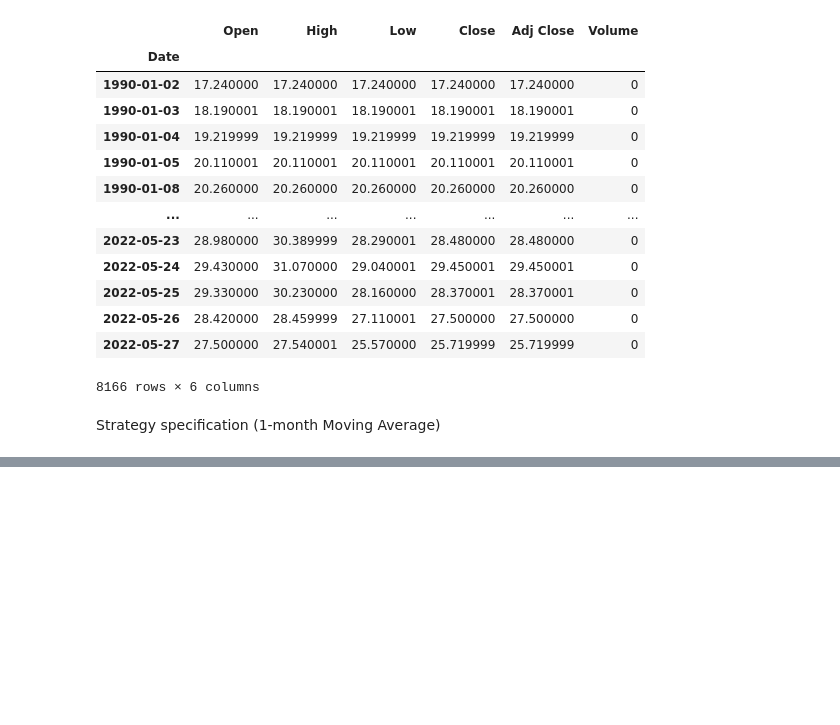
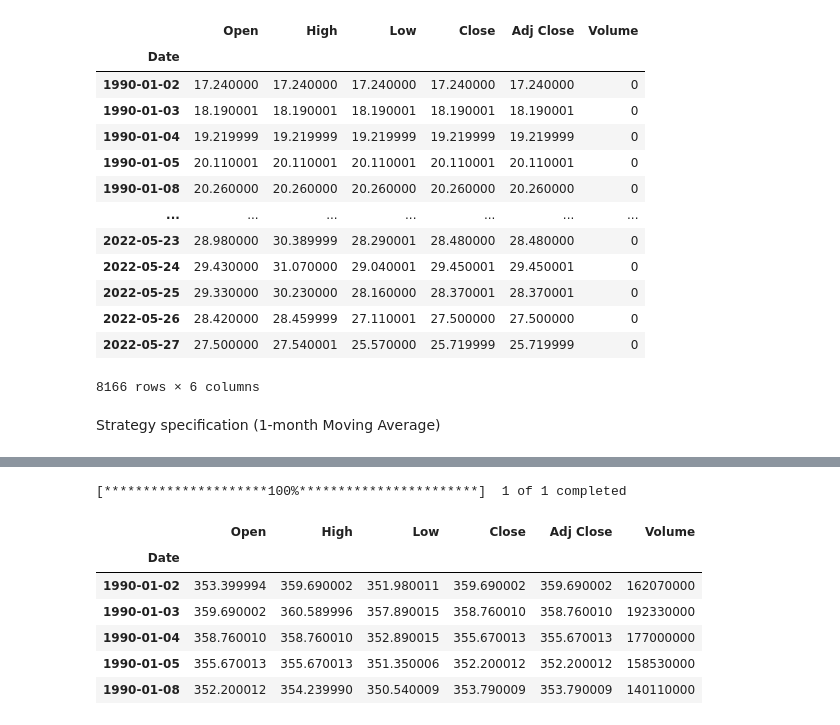
Before and after one commit to atkrish0/quantfin, a Jupyter notebook: JPM 'Surefire' Strat/JPM_Surefire.ipynb, the cells around one changed output, grey strips where cells are left out. Drawn from its saved outputs; the diff is of its cells as text; code cells hidden in the pictures; blank space fills up the shorter version.

```diff
--- a/JPM 'Surefire' Strat/JPM_Surefire.ipynb
+++ b/JPM 'Surefire' Strat/JPM_Surefire.ipynb
@@ -35,0 +193,12 @@ Strategy specification (1-month Moving Average)
+# %%
+sp500_df = yf.download('^GSPC', start = '1990-01-01')
+sp500_df.head()
+# %% [output]
+[*********************100%***********************]  1 of 1 completed
+|  | Open | High | Low | Close | Adj Close | Volume |
+| Date |  |  |  |  |  |  |
+| 1990-01-02 | 353.399994 | 359.690002 | 351.980011 | 359.690002 | 359.690002 | 162070000 |
+| 1990-01-03 | 359.690002 | 360.589996 | 357.890015 | 358.760010 | 358.760010 | 192330000 |
+| 1990-01-04 | 358.760010 | 358.760010 | 352.890015 | 355.670013 | 355.670013 | 177000000 |
+| 1990-01-05 | 355.670013 | 355.670013 | 351.350006 | 352.200012 | 352.200012 | 158530000 |
+| 1990-01-08 | 352.200012 | 354.239990 | 350.540009 | 353.790009 | 353.790009 | 140110000 |
```
Also changed, not shown: parts of 20 cells of this notebook, 2 other files.
